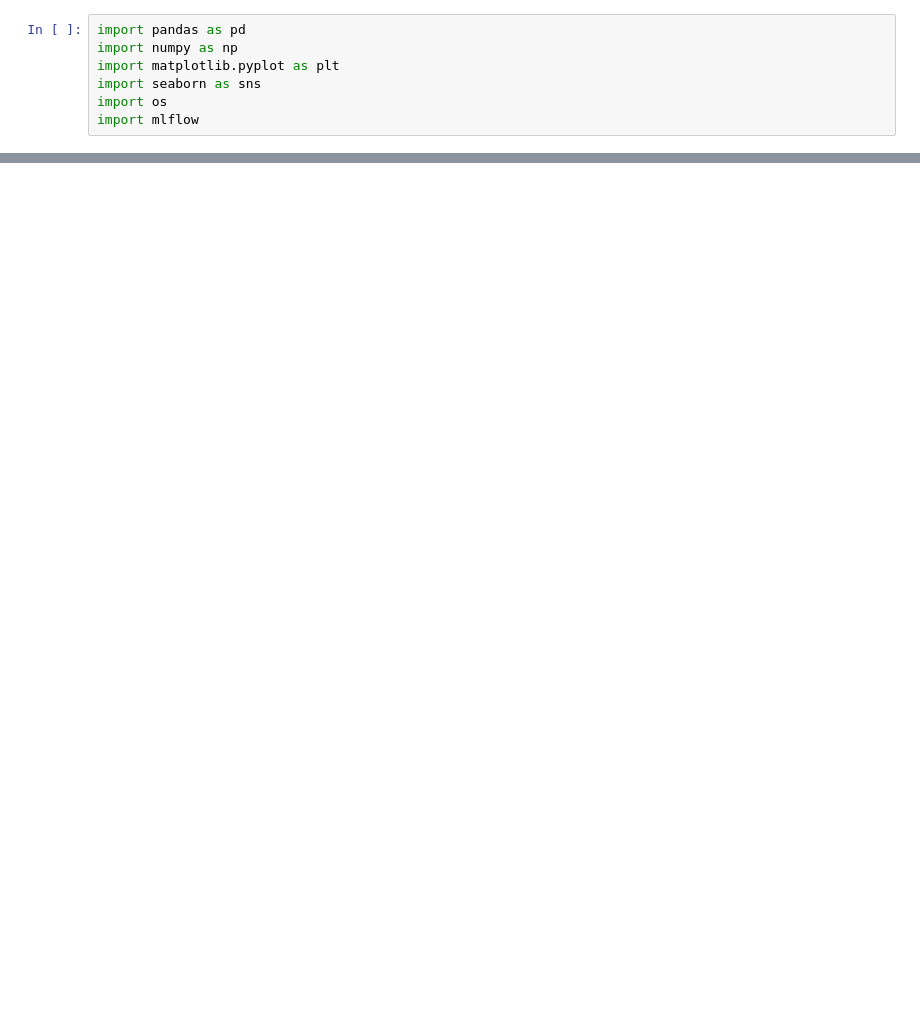
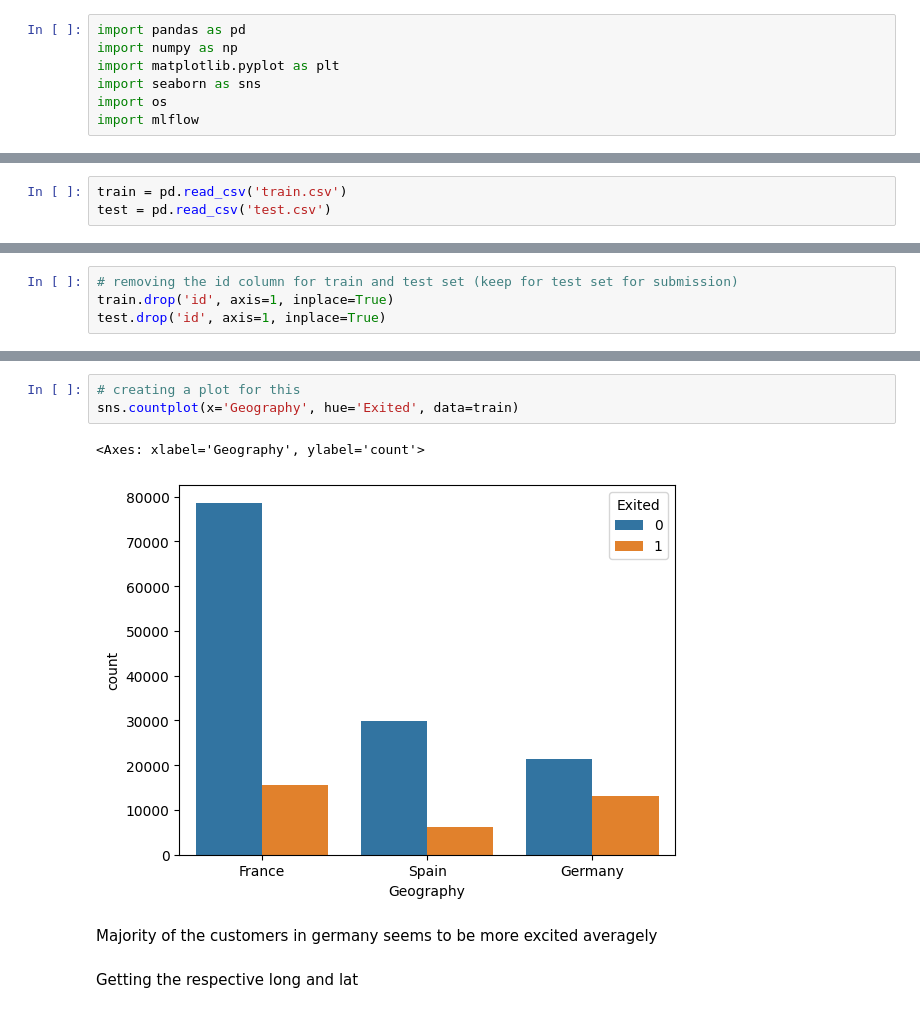
Before and after one commit to timothyafolami/kaggle-playground-series-2024, a Jupyter notebook: code.ipynb, the cells around one changed output, grey strips where cells are left out. Saved outputs shown, nothing was run; the diff lists cells and outputs as text; blank space fills up the shorter version.

```diff
--- a/code.ipynb
+++ b/code.ipynb
@@ -7,0 +12,3 @@ import mlflow
+# %%
+train = pd.read_csv('train.csv')
+test = pd.read_csv('test.csv')
@@ -7,0 +103,4 @@ import mlflow
+# %%
+# removing the id column for train and test set (keep for test set for submission)
+train.drop('id', axis=1, inplace=True)
+test.drop('id', axis=1, inplace=True)
@@ -7,0 +217,10 @@ import mlflow
+# %%
+# creating a plot for this
+sns.countplot(x='Geography', hue='Exited', data=train)
+# %% [output]
+<Axes: xlabel='Geography', ylabel='count'>
+[figure, added]
+# %% [markdown]
+Majority of the customers in germany seems to be more excited averagely
+# %% [markdown]
+Getting the respective long and lat
```
Also changed, not shown: parts of 40 cells of this notebook, 1 other file.
